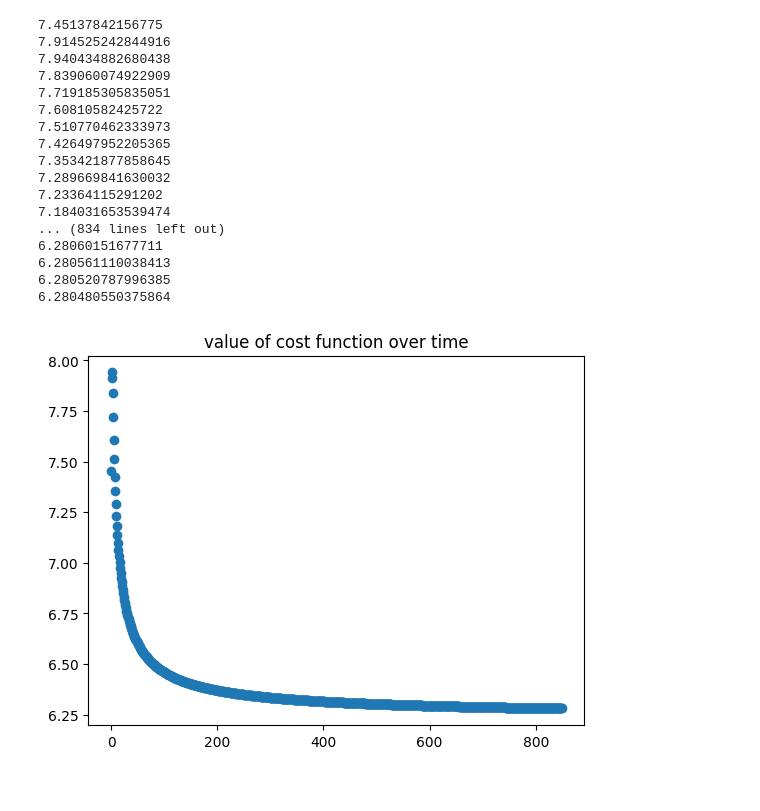
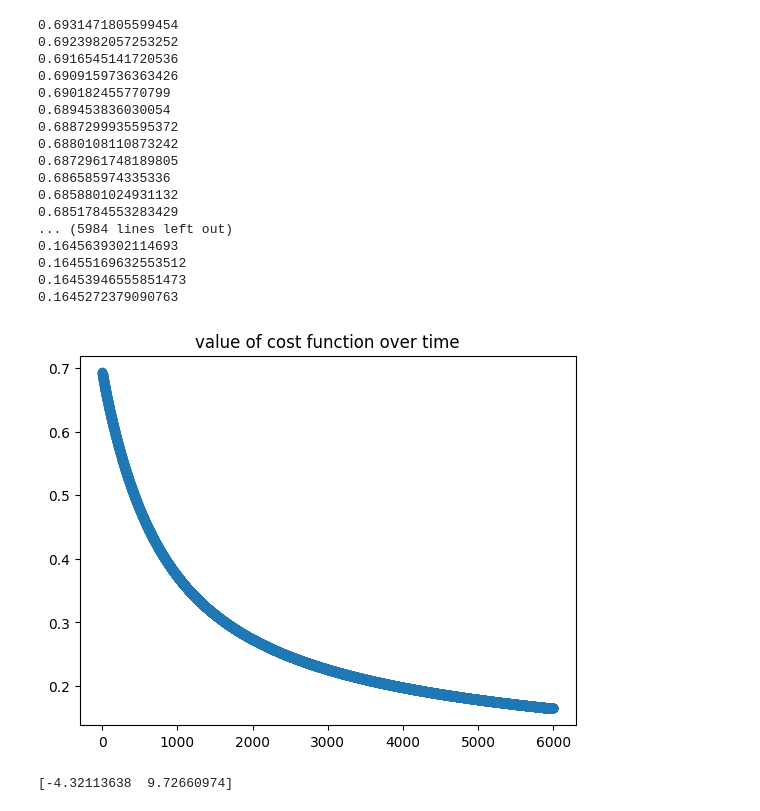
Before and after one commit to HiddenMachine3/AIML, a Jupyter notebook: logistic_regression/logistic_regression.ipynb, the cells around one changed output. Saved outputs shown, nothing was run; the diff lists cells and outputs as text; code cells hidden in the pictures.

Commit message:
implemented logistic regression

```diff
--- a/logistic_regression/logistic_regression.ipynb
+++ b/logistic_regression/logistic_regression.ipynb
@@ -8,25 +20,27 @@ def gradient_descent(w:np.array,lr:float,X:np.array,Y:np.array,max_steps:int,cos
     w : coeffs. inputs w are the initial coeffs which are assumed
     lr : learning rate
     X,Y : x,y values of points
-    Ɛ ~= 0 (some small value close to 0)
+    Ɛ ~= 0 (some small value close to 0). We want to stop our loop when the cost function
+                                          becomes ~= Ɛ
 
-    returns : a,b
+    returns : updated weights w
     """
     costs = []
-    Ɛ = 10**-6
+    Ɛ = 10**-3
     cost = None
     for step in range(max_steps):
         w_prev = w.copy()
 
         Y_pred = predictY(w,X)
-        decr_w = grad_decr(w,X,Y_pred)
+        decr_w = grad_decr(w,X,Y_pred,Y)
 
         w= w_prev - lr*decr_w
 
-        cost = cost_func(w,X,Y_pred)
+        cost = cost_func(w,X,Y_pred,Y)
         costs.append(cost)
         print(cost)
-        if (cost)**2 < Ɛ: #  (a_prev -a)**2 + (b_prev-b)**2
+        # print(w)
+        if (cost)**2 < Ɛ:
             break
 
     plt.scatter([_ for _ in range(len(costs))],costs)
@@ -49,46 +80,56 @@ def _logistic_grad_decr(w: np.array, X: np.array, Y: np.array):
 # %%
 class BinaryLogisticRegression():
 
-    def fit(self,X,Y,init_w=None,lr=0.05,max_steps=500,cost_func=_logistic_cost_func,grad_decr=_logistic_grad_decr):
+    def fit(self,X,Y,init_w=None,lr=0.05,max_steps=500,cost_func=logloss,grad_decr=grad_decr_logloss):
         if init_w == None:
             init_w = np.zeros(len(X[0]))
-
-        self.w = gradient_descent(w=init_w,lr=lr,X=X,Y=Y,max_steps=max_steps,cost_func=cost_func,grad_decr=grad_decr,predictY=self.predictY)
+        self.cost_func = cost_func
+        self.w = gradient_descent(w=init_w,lr=lr,X=X,Y=Y,max_steps=max_steps,cost_func=cost_func,grad_decr=grad_decr,predictY=self.predictYcontinuous)
 
     def predict(self,x:np.array):
         # input: 1 x vector
         return sigmoid(np.dot(self.w,x))
 
-    def predictY(self,w:np.array,X:np.array):
+    def predictYcontinuous(self,w:np.array,X:np.array):
         #
         # same thing as predict() but for an array of x vectors, instead of a one x vector
         return [sigmoid(np.dot(w,X[i])) for i in range(len(X))]
 
+    def predictYdiscrete(self,w:np.array,X:np.array):
+        #
+        # same thing as predict() but for an array of x vectors, instead of a one x vector
+        return [1 if sigmoid(np.dot(w,X[i])) >0.5 else 0 for i in range(len(X))]
+
     def score(self,X,Y):
-        return _logistic_cost_func(self.w, X, Y)
+        Y_pred = np.array(self.predictYdiscrete(self.w,X))
+        return 1 - sum((Y-Y_pred)**2)/len(Y_pred) # self.cost_func(self.w, X, predict,Y)
 # %%
 clf = BinaryLogisticRegression()
 X = np.array(
-    [np.array([1,x_i]) for x_i in [ +0.1, +0.2, +0.3, +0.4, +0.5, +0.6, +0.7, +0.8, +0.9]]
+    [np.array([1,x_i]) for x_i in [0.05, +0.1, +0.2, +0.3, +0.4, +0.5, +0.6, +0.7, +0.8, +0.9]]
 )
-Y = np.array([0, 0, 0, 0, 0, +1, +1, +1, +1, +1])
-clf.fit(X, Y, lr=0.1, max_steps=850)
+Y = np.array([0,0,0,0,0, +1, +1, +1, +1, +1])
+clf.fit(X, Y,cost_func=logloss,grad_decr=grad_decr_logloss, lr=0.05,max_steps=6000)
 # %% [output]
-7.45137842156775
-7.914525242844916
-7.940434882680438
-7.839060074922909
-7.719185305835051
-7.60810582425722
-7.510770462333973
-7.426497952205365
-7.353421877858645
-7.289669841630032
-7.23364115291202
-7.184031653539474
-... (834 lines left out)
-6.28060151677711
-6.280561110038413
-6.280520787996385
-6.280480550375864
+0.6931471805599454
+0.6923982057253252
+0.6916545141720536
+0.6909159736363426
+0.690182455770799
+0.689453836030054
+0.6887299935595372
+0.6880108110873242
+0.6872961748189805
+0.686585974335336
+0.6858801024931132
+0.6851784553283429
+... (5984 lines left out)
+0.1645639302114693
+0.16455169632553512
+0.16453946555851473
+0.1645272379090763
-[figure, old version]
+[figure, new version]
+# %%
+print(clf.w)
+# %% [output]
+[-4.32113638  9.72660974]
```
Also changed, not shown: parts of 13 cells of this notebook.
